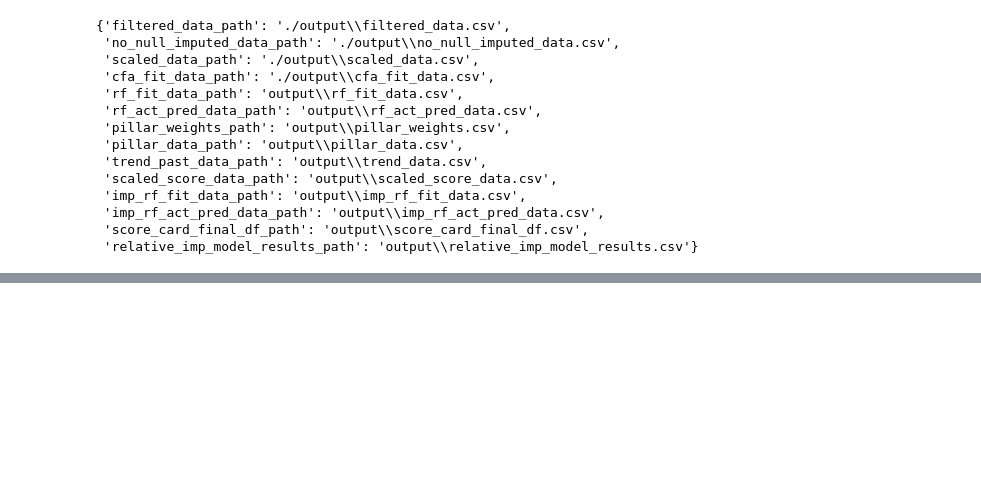
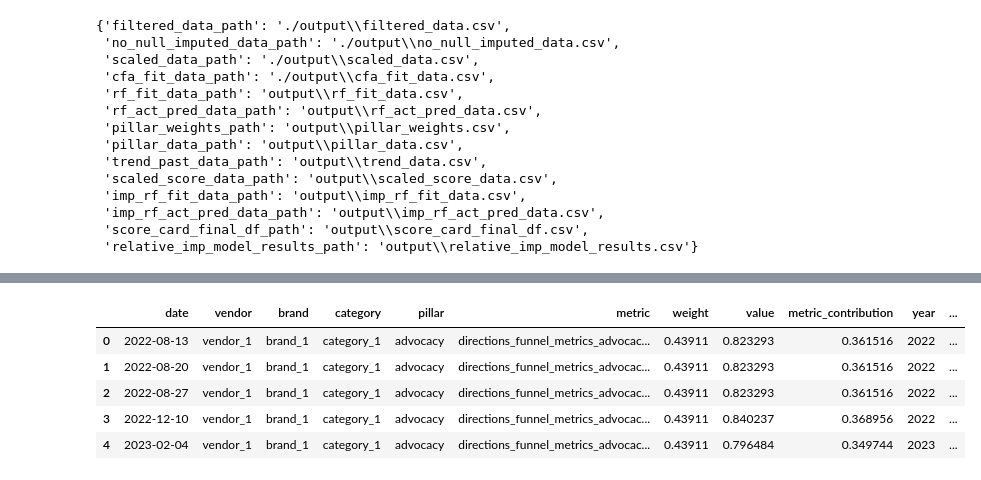
Before and after one commit to vks-varma/brandhub-capability, a Jupyter notebook: notebooks/scorecard_creation.ipynb, the cells around one changed output, grey strips where cells are left out. Cells and saved outputs as stored; diff of their text form; code cells hidden in the pictures; blank space fills up the shorter version.

```diff
--- a/notebooks/scorecard_creation.ipynb
+++ b/notebooks/scorecard_creation.ipynb
@@ -101,0 +147,9 @@ See the caveats in the documentation: https://pandas.pydata.org/pandas-docs/stab
+# %%
+scorecard.head()
+# %% [output]
+|  | date | vendor | brand | category | pillar | metric | weight | value | metric_contribution | year | ... |
+| 0 | 2022-08-13 | vendor_1 | brand_1 | category_1 | advocacy | directions_funnel_metrics_advocac... | 0.43911 | 0.823293 | 0.361516 | 2022 | ... |
+| 1 | 2022-08-20 | vendor_1 | brand_1 | category_1 | advocacy | directions_funnel_metrics_advocac... | 0.43911 | 0.823293 | 0.361516 | 2022 | ... |
+| 2 | 2022-08-27 | vendor_1 | brand_1 | category_1 | advocacy | directions_funnel_metrics_advocac... | 0.43911 | 0.823293 | 0.361516 | 2022 | ... |
+| 3 | 2022-12-10 | vendor_1 | brand_1 | category_1 | advocacy | directions_funnel_metrics_advocac... | 0.43911 | 0.840237 | 0.368956 | 2022 | ... |
+| 4 | 2023-02-04 | vendor_1 | brand_1 | category_1 | advocacy | directions_funnel_metrics_advocac... | 0.43911 | 0.796484 | 0.349744 | 2023 | ... |
```
Also changed, not shown: parts of 7 cells of this notebook, 3 other files.
